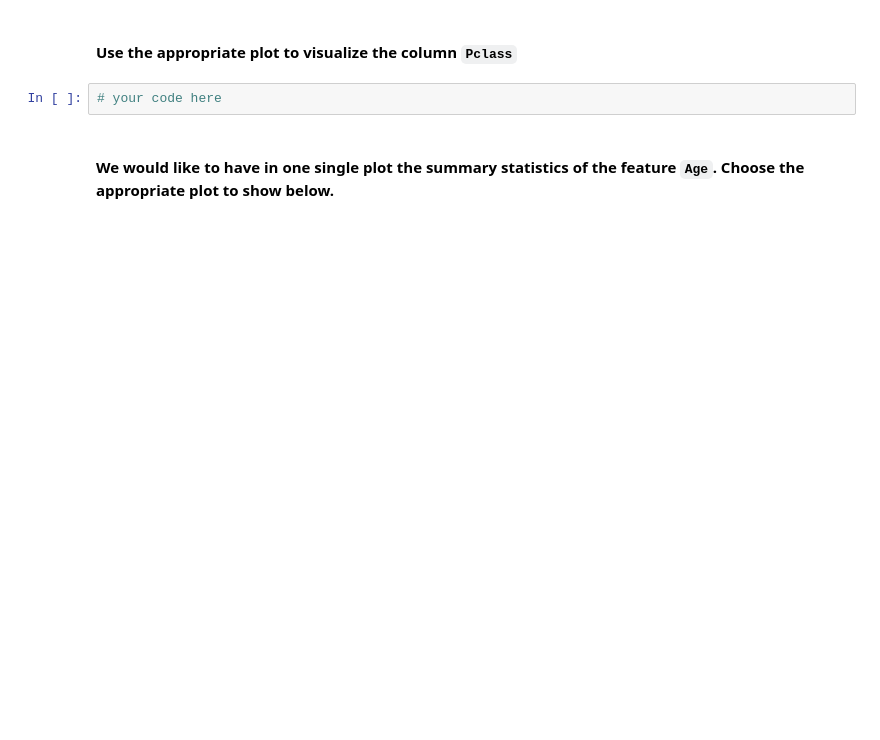
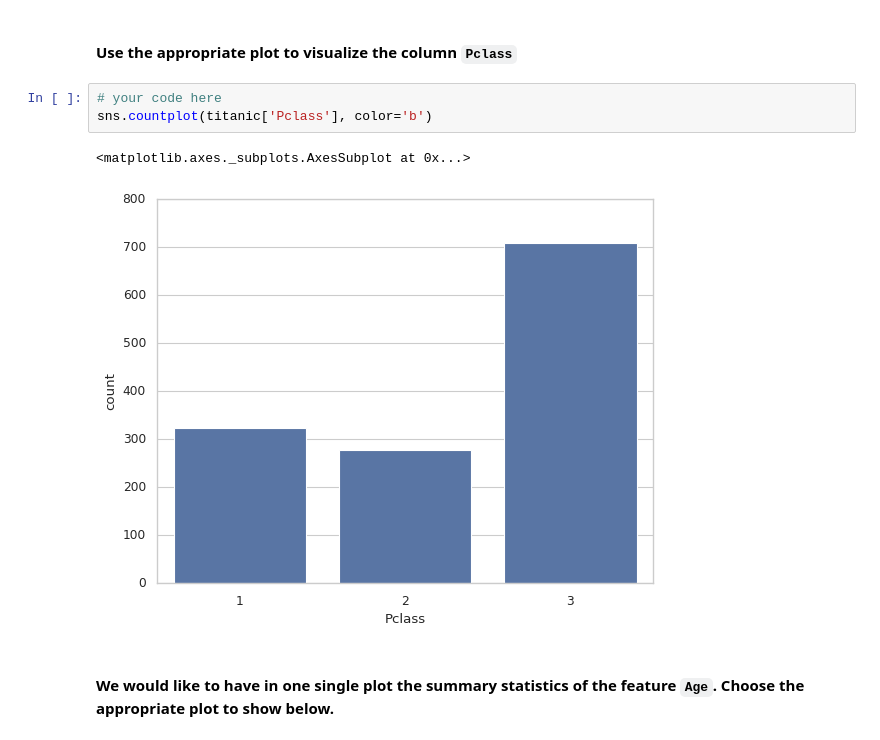
Before and after one commit to luanasolisg/dataptmad1019, a Jupyter notebook: module-2/lab-matplotlib-seaborn/your-code/challenge-3.ipynb, the cells around one changed output. Drawn from its saved outputs; the diff is of its cells as text; blank space fills up the shorter version.

```diff
--- a/module-2/lab-matplotlib-seaborn/your-code/challenge-3.ipynb
+++ b/module-2/lab-matplotlib-seaborn/your-code/challenge-3.ipynb
@@ -131,6 +140,10 @@ sns.distplot(titanic['Age'], color='g')
 #### Use the appropriate plot to visualize the column `Pclass`
 # %%
 # your code here
+sns.countplot(titanic['Pclass'], color='b')
+# %% [output]
+<matplotlib.axes._subplots.AxesSubplot at 0x...>
+[figure, added]
 # %% [markdown]
 #### We would like to have in one single plot the summary statistics of the feature `Age`. Choose the appropriate plot to show below.
 # %%
```
Also changed, not shown: parts of 17 cells of this notebook, 1 other file.
